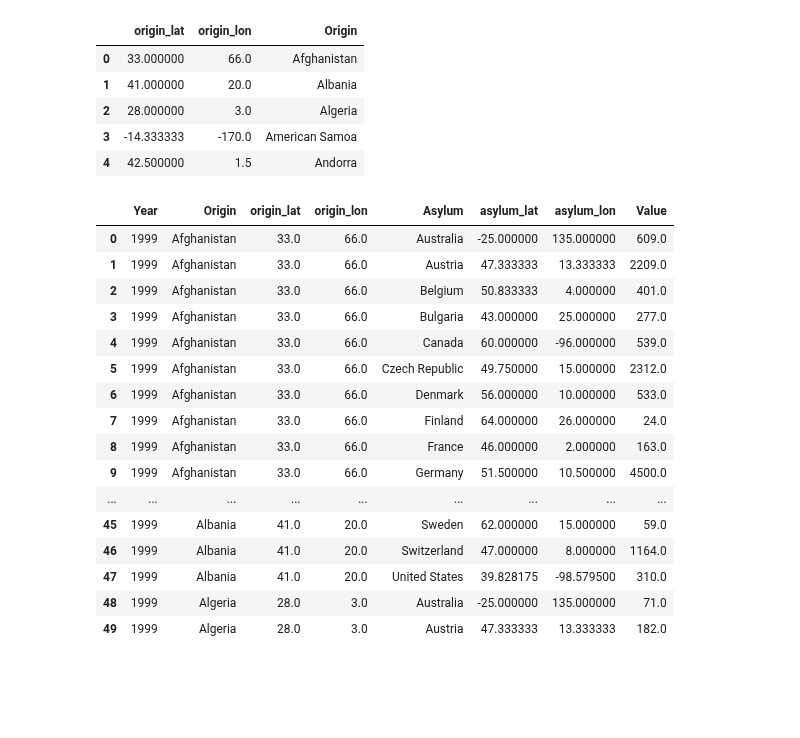
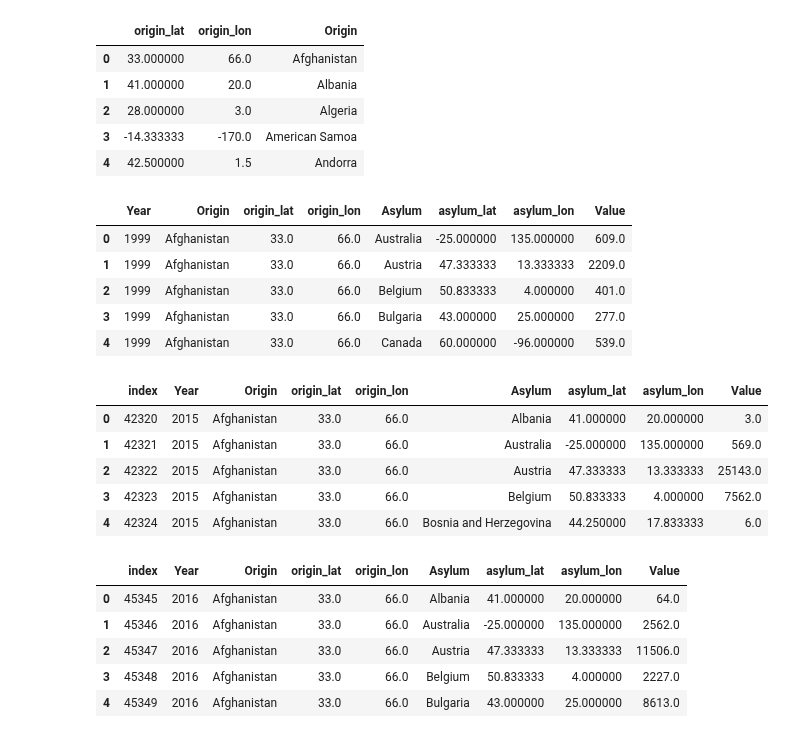
Before and after one commit to UNCG-CSE/World-Refugee-Forecast, a Jupyter notebook: src/lines_on_map.ipynb, the cells around one changed output. Saved outputs shown, nothing was run; the diff lists cells and outputs as text; code cells hidden in the pictures; blank space fills up the shorter version.

```diff
--- a/src/lines_on_map.ipynb
+++ b/src/lines_on_map.ipynb
@@ -120,29 +120,40 @@ df3.head()
 # %%
 # df = df.merge(df2, how='inner')
 # df = df.merge(df3, how='inner')
 # df = df.dropna(subset=['asylum_lat','asylum_lon', 'origin_lat', 'origin_lon'])
 # df.to_pickle("../data/asylum_seekers_monthly_mod.csv")
 # df = pd.read_pickle("../data/asylum_seekers_monthly_mod.csv")
 # temp = pd.DataFrame(df.groupby(['Year', 'Origin','origin_lat', 'origin_lon', 'Asylum', 'asylum_lat', 'asylum_lon'])['Value'].sum())
 # temp = temp.reset_index()
 # temp.to_pickle("../data/asylum_seekers_monthly_to_yearly_mod.csv")
 df = pd.read_pickle("../data/asylum_seekers_monthly_to_yearly_mod.csv")
-df.head(50)
+df.head()
 # %% [output]
 |  | Year | Origin | origin_lat | origin_lon | Asylum | asylum_lat | asylum_lon | Value |
 | 0 | 1999 | Afghanistan | 33.0 | 66.0 | Australia | -25.000000 | 135.000000 | 609.0 |
 | 1 | 1999 | Afghanistan | 33.0 | 66.0 | Austria | 47.333333 | 13.333333 | 2209.0 |
 | 2 | 1999 | Afghanistan | 33.0 | 66.0 | Belgium | 50.833333 | 4.000000 | 401.0 |
 | 3 | 1999 | Afghanistan | 33.0 | 66.0 | Bulgaria | 43.000000 | 25.000000 | 277.0 |
 | 4 | 1999 | Afghanistan | 33.0 | 66.0 | Canada | 60.000000 | -96.000000 | 539.0 |
-| 5 | 1999 | Afghanistan | 33.0 | 66.0 | Czech Republic | 49.750000 | 15.000000 | 2312.0 |
-| 6 | 1999 | Afghanistan | 33.0 | 66.0 | Denmark | 56.000000 | 10.000000 | 533.0 |
-| 7 | 1999 | Afghanistan | 33.0 | 66.0 | Finland | 64.000000 | 26.000000 | 24.0 |
-| 8 | 1999 | Afghanistan | 33.0 | 66.0 | France | 46.000000 | 2.000000 | 163.0 |
-| 9 | 1999 | Afghanistan | 33.0 | 66.0 | Germany | 51.500000 | 10.500000 | 4500.0 |
-| ... | ... | ... | ... | ... | ... | ... | ... | ... |
-| 45 | 1999 | Albania | 41.0 | 20.0 | Sweden | 62.000000 | 15.000000 | 59.0 |
-| 46 | 1999 | Albania | 41.0 | 20.0 | Switzerland | 47.000000 | 8.000000 | 1164.0 |
-| 47 | 1999 | Albania | 41.0 | 20.0 | United States | 39.828175 | -98.579500 | 310.0 |
-| 48 | 1999 | Algeria | 28.0 | 3.0 | Australia | -25.000000 | 135.000000 | 71.0 |
-| 49 | 1999 | Algeria | 28.0 | 3.0 | Austria | 47.333333 | 13.333333 | 182.0 |
+# %%
+df_2015 = df[df['Year'] == '2015']
+df_2015 = df_2015.reset_index()
+df_2015.head()
+# %% [output]
+|  | index | Year | Origin | origin_lat | origin_lon | Asylum | asylum_lat | asylum_lon | Value |
+| 0 | 42320 | 2015 | Afghanistan | 33.0 | 66.0 | Albania | 41.000000 | 20.000000 | 3.0 |
+| 1 | 42321 | 2015 | Afghanistan | 33.0 | 66.0 | Australia | -25.000000 | 135.000000 | 569.0 |
+| 2 | 42322 | 2015 | Afghanistan | 33.0 | 66.0 | Austria | 47.333333 | 13.333333 | 25143.0 |
+| 3 | 42323 | 2015 | Afghanistan | 33.0 | 66.0 | Belgium | 50.833333 | 4.000000 | 7562.0 |
+| 4 | 42324 | 2015 | Afghanistan | 33.0 | 66.0 | Bosnia and Herzegovina | 44.250000 | 17.833333 | 6.0 |
+# %%
+df_2016 = df[df['Year'] == '2016']
+df_2016 = df_2016.reset_index()
+df_2016.head()
+# %% [output]
+|  | index | Year | Origin | origin_lat | origin_lon | Asylum | asylum_lat | asylum_lon | Value |
+| 0 | 45345 | 2016 | Afghanistan | 33.0 | 66.0 | Albania | 41.000000 | 20.000000 | 64.0 |
+| 1 | 45346 | 2016 | Afghanistan | 33.0 | 66.0 | Australia | -25.000000 | 135.000000 | 2562.0 |
+| 2 | 45347 | 2016 | Afghanistan | 33.0 | 66.0 | Austria | 47.333333 | 13.333333 | 11506.0 |
+| 3 | 45348 | 2016 | Afghanistan | 33.0 | 66.0 | Belgium | 50.833333 | 4.000000 | 2227.0 |
+| 4 | 45349 | 2016 | Afghanistan | 33.0 | 66.0 | Bulgaria | 43.000000 | 25.000000 | 8613.0 |
```
Also changed, not shown: parts of 2 cells of this notebook, 1 other file.
